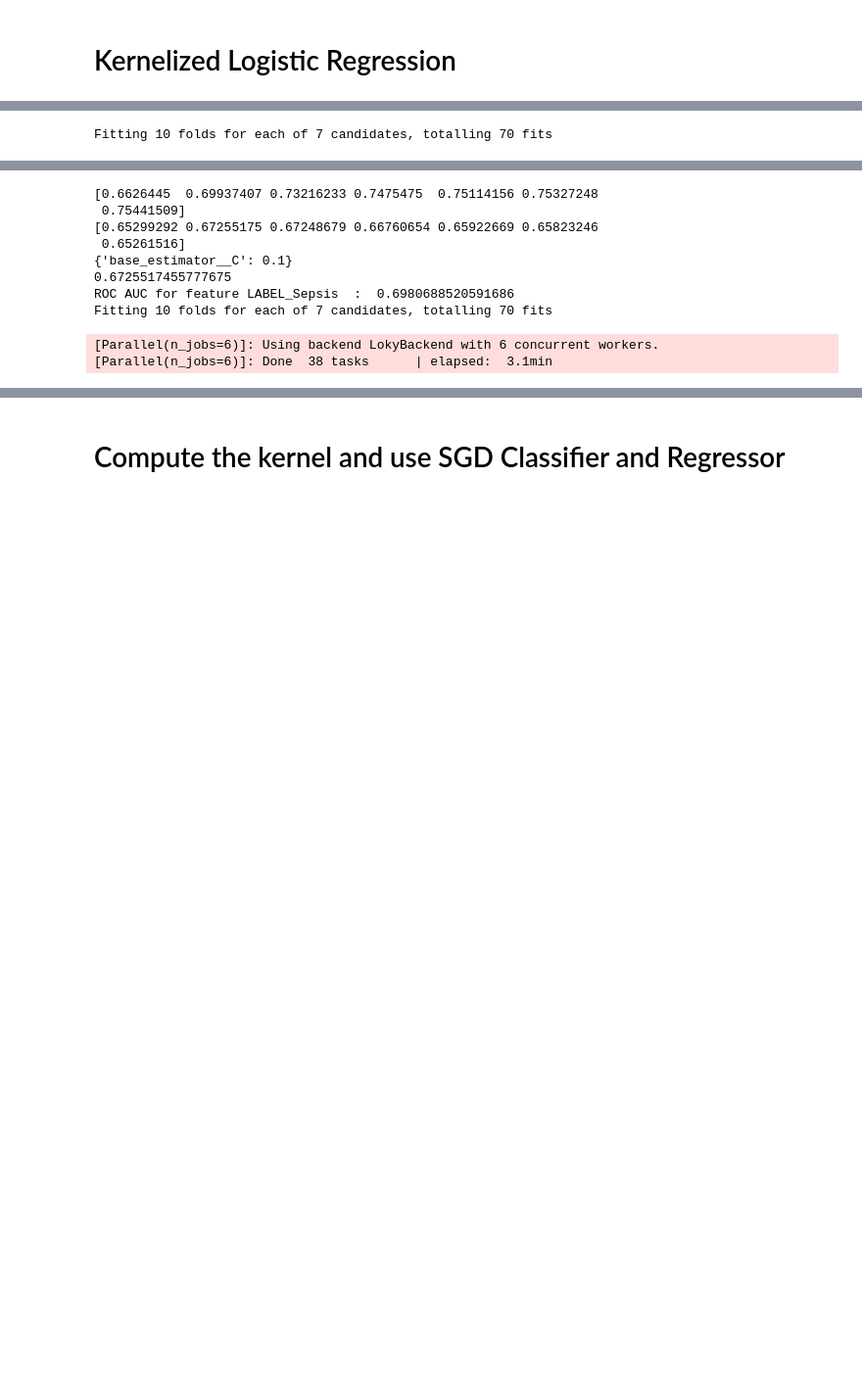
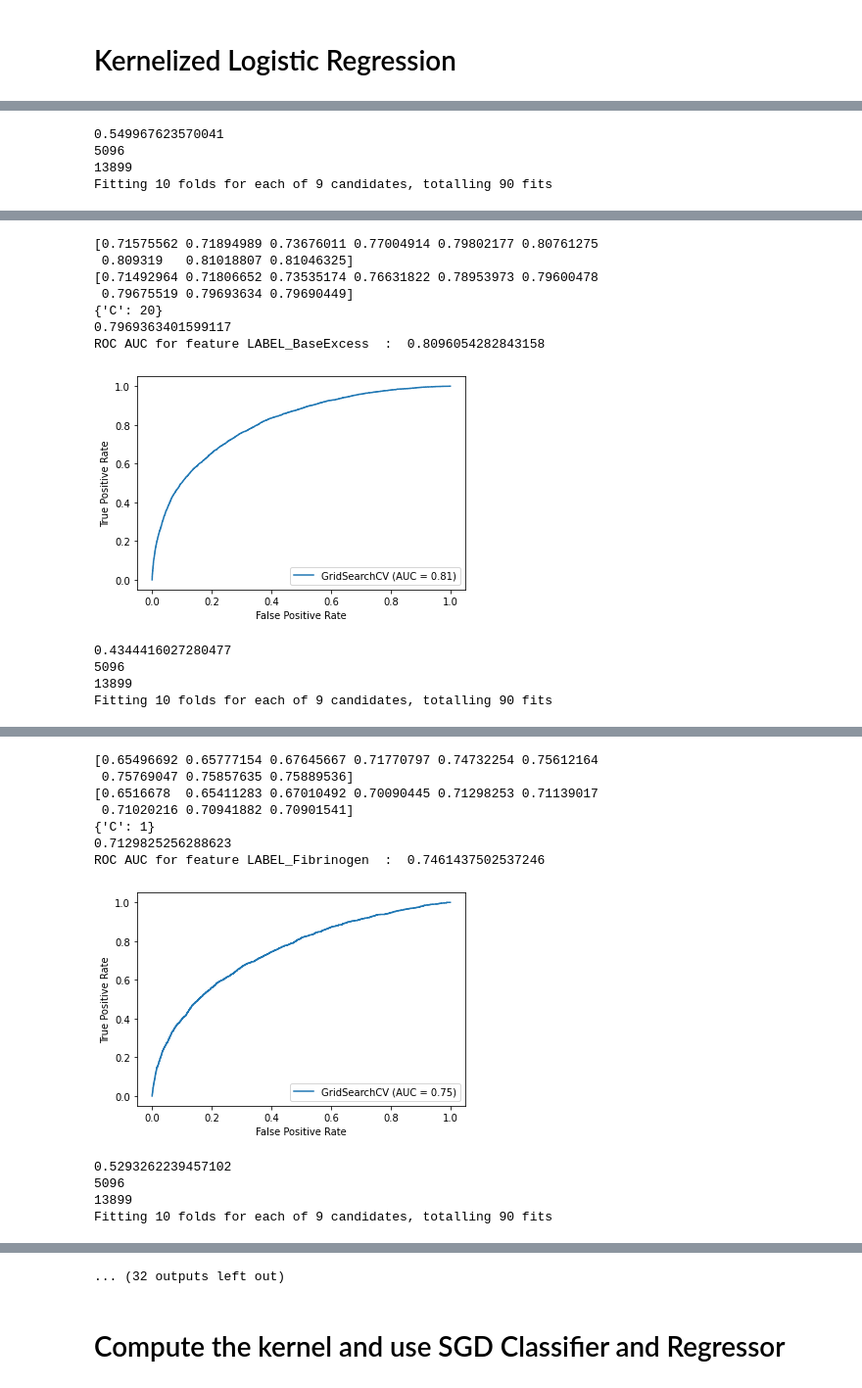
Before and after one commit to Ahmadrezauf/IntroToML, a Jupyter notebook: task_2/Ldt_task2.ipynb, the cells around one changed output, grey strips where cells are left out. Shown at 98% size. Drawn from its saved outputs; the diff is of its cells as text; code cells hidden in the pictures; blank space fills up the shorter version.

```diff
--- a/task_2/Ldt_task2.ipynb
+++ b/task_2/Ldt_task2.ipynb
@@ -526,4 +558,4 @@ R2 for feature LABEL_Heartrate  :  0.6554719255181802
 # %%
-transformer =  GenericUnivariateSelect(score_func= mutual_info_regression, mode ='k_best', param=20)
-train_features = transformer.fit_transform(data_train_scaled, df_train_labels.iloc[:,11])
+transformer =  GenericUnivariateSelect(score_func= mutual_info_regression, mode ='k_best', param=40)
+train_features = transformer.fit_transform(data_train_scaled, df_train_labels.iloc[:,14])
 test_features = transformer.transform(data_test_scaled)
@@ -560,29 +636,34 @@ columns_1 = [test_pids]
 from sklearn.linear_model import LogisticRegression
 from sklearn.kernel_approximation import Nystroem
 from sklearn.model_selection import StratifiedKFold, KFold
+from sklearn.metrics import plot_roc_curve
 
 for i in range(1, 12):
-    i = 11
     #     feature selection
-#     transformer =  GenericUnivariateSelect(score_func= mutual_info_classif, mode ='k_best', param = 80)
-#     train_features = transformer.fit_transform(data_train_scaled, df_train_labels.iloc[:,i])
-# #     print(df_train_agg_features.columns[transformer.get_support(indices = True)])
-#     test_features = transformer.transform(data_test_scaled)
+    transformer =  GenericUnivariateSelect(score_func= mutual_info_classif, mode ='k_best', param = 40)
+    train_features = transformer.fit_transform(data_train_scaled, df_train_labels.iloc[:,i])
+#     print(df_train_agg_features.columns[transformer.get_support(indices = True)])
+    test_features = transformer.transform(data_test_scaled)
 
     feature_map_nystroem = Nystroem(kernel = 'rbf',
                                  random_state=1,
-                                 n_components=350)
+                                 n_components=200)
 
     train_transformed = feature_map_nystroem.fit_transform(data_train_scaled)
     test_transformed = feature_map_nystroem.transform(data_test_scaled)
 
-    clf_w = LogisticRegression(penalty = 'l2', class_weight = 'balanced', max_iter=10000)
+    weights = data_train.shape[0] / (2 * np.bincount(df_train_labels.iloc[:,i]))
+    class_1_multiplier = 2
+    print(np.sum(class_1))
+    print(np.sum(class_0))
+    clf_w = LogisticRegression(penalty = 'l2', class_weight = {0:weights[0], 1:(class_1_multiplier*weights[1])},
+                                                               fit_intercept= True, max_iter=10000)
 
     # checked before
     #parameters = {'alpha':(0.0001, 0.001, 0.01, 0.1, 1, 5, 10, 20, 30)}
-    parameters = {'C':(0.01, 0.1, 1, 5, 10, 20, 30)}
+    parameters = {'C':(0.0001, 0.001, 0.01, 0.1, 1, 5, 10, 20, 30)}
 
-    skf = StratifiedKFold(n_splits=10, shuffle = True, random_state = 1)
+    skf = StratifiedKFold(n_splits=5, shuffle = True, random_state = 1)
 
     clf = model_selection.GridSearchCV(estimator= clf_w, param_grid = parameters, cv = skf,
                                         refit = True, scoring = 'roc_auc', verbose = 1,
@@ -593,6 +674,7 @@ for i in range(1, 12):
     print(clf.cv_results_['mean_test_score'])
     print(clf.best_params_)
     print(clf.best_score_)
+#     print("Class weightt is ", clf_w.class_weight_)
 
     probability_tmp = clf.predict_proba(test_transformed)
     probability = [item[1] for item in probability_tmp]
@@ -602,6 +684,12 @@ for i in range(1, 12):
     probability_train = [item[1] for item in probability_tmp]
     tmp = roc_auc_score(y_score= probability_train, y_true= df_train_labels.iloc[:,i])
     print("ROC AUC for feature", list(df_train_labels)[i] , " : ", tmp)
+
+    svc_disp = plot_roc_curve(clf, train_transformed, df_train_labels.iloc[:,i])
+    plt.show()
 # %% [output]
-Fitting 10 folds for each of 7 candidates, totalling 70 fits
+0.549967623570041
+5096
+13899
+Fitting 10 folds for each of 9 candidates, totalling 90 fits
 [Parallel(n_jobs=6)]: Using backend LokyBackend with 6 concurrent workers.
@@ -610,10 +698,12 @@ Fitting 10 folds for each of 7 candidates, totalling 70 fits
-[0.6626445  0.69937407 0.73216233 0.7475475  0.75114156 0.75327248
- 0.75441509]
-[0.65299292 0.67255175 0.67248679 0.66760654 0.65922669 0.65823246
- 0.65261516]
-{'base_estimator__C': 0.1}
-0.6725517455777675
-ROC AUC for feature LABEL_Sepsis  :  0.6980688520591686
-Fitting 10 folds for each of 7 candidates, totalling 70 fits
+[0.71575562 0.71894989 0.73676011 0.77004914 0.79802177 0.80761275
+ 0.809319   0.81018807 0.81046325]
+[0.71492964 0.71806652 0.73535174 0.76631822 0.78953973 0.79600478
+ 0.79675519 0.79693634 0.79690449]
+{'C': 20}
+0.7969363401599117
+ROC AUC for feature LABEL_BaseExcess  :  0.8096054282843158
+[figure, added]
-[Parallel(n_jobs=6)]: Using backend LokyBackend with 6 concurrent workers.
-[Parallel(n_jobs=6)]: Done  38 tasks      | elapsed:  3.1min
+0.4344416027280477
+5096
+13899
+Fitting 10 folds for each of 9 candidates, totalling 90 fits
@@ -620,0 +713,12 @@ KeyboardInterrupt:
+[0.65496692 0.65777154 0.67645667 0.71770797 0.74732254 0.75612164
+ 0.75769047 0.75857635 0.75889536]
+[0.6516678  0.65411283 0.67010492 0.70090445 0.71298253 0.71139017
+ 0.71020216 0.70941882 0.70901541]
+{'C': 1}
+0.7129825256288623
+ROC AUC for feature LABEL_Fibrinogen  :  0.7461437502537246
+[figure, added]
+0.5293262239457102
+5096
+13899
+Fitting 10 folds for each of 9 candidates, totalling 90 fits
@@ -621,3 +736,4 @@ KeyboardInterrupt:
+... (32 outputs left out)
 # %% [markdown]
 # Compute the kernel and use SGD Classifier and Regressor
 # %%
```
Also changed, not shown: parts of 16 cells of this notebook, 3 other files.
